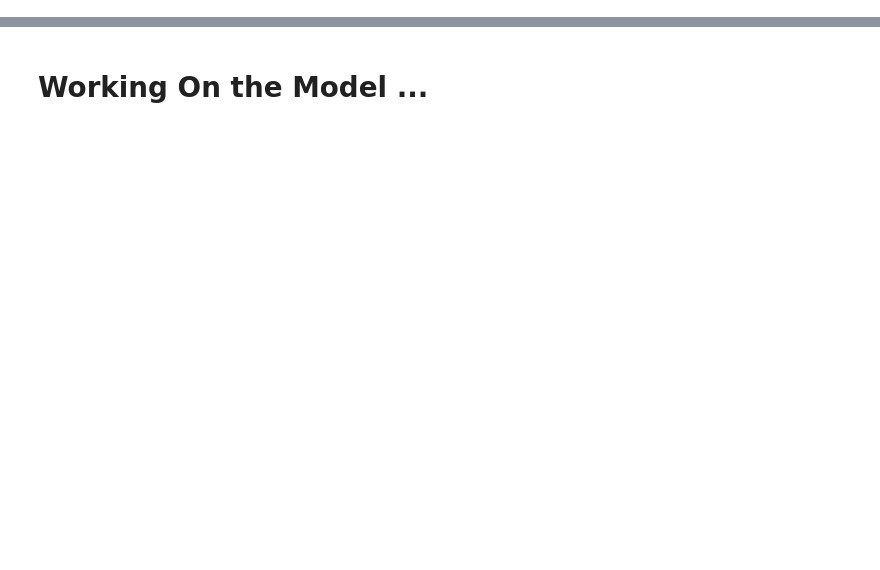
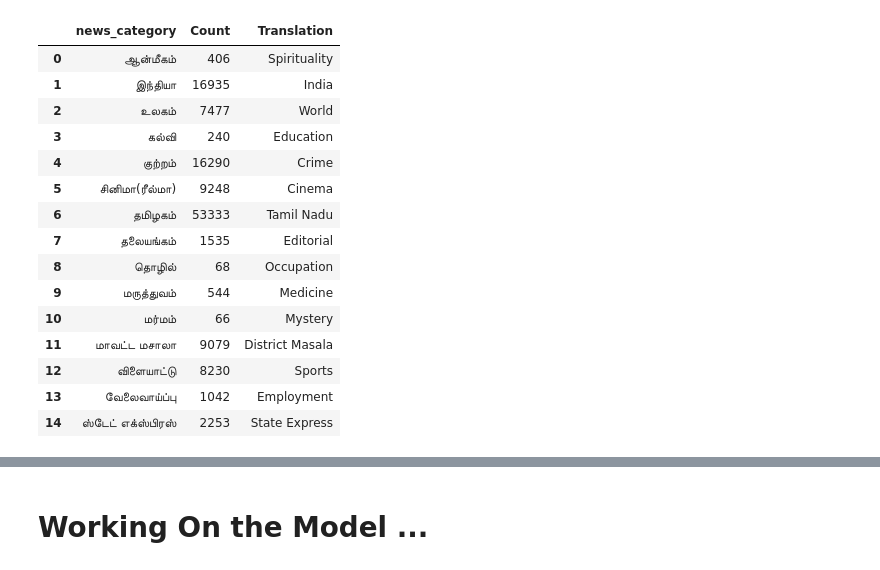
Before and after one commit to ojasiiitd/Tamil-Murasu-Categorization, a Jupyter notebook: Tamil-Articles.ipynb, the cells around one changed output, grey strips where cells are left out. Cells and saved outputs as stored; diff of their text form; code cells hidden in the pictures; blank space fills up the shorter version.

```diff
--- a/Tamil-Articles.ipynb
+++ b/Tamil-Articles.ipynb
@@ -19,0 +33,25 @@ loader.load()
+# %%
+import seaborn as sns
+import pandasql as ps
+
+categories_df = ps.sqldf("select news_category , count(news_category) as Count from df_tamil_eda group by news_category")
+categories_df['Translation'] = ['Spirituality' , 'India' , 'World' , 'Education' , 'Crime' , 'Cinema' , 'Tamil Nadu' , 'Editorial' , 'Occupation' ,
+                                'Medicine' , 'Mystery' , 'District Masala' , 'Sports' , 'Employment' , 'State Express']
+categories_df
+# %% [output]
+|  | news_category | Count | Translation |
+| 0 | ஆன்மீகம் | 406 | Spirituality |
+| 1 | இந்தியா | 16935 | India |
+| 2 | உலகம் | 7477 | World |
+| 3 | கல்வி | 240 | Education |
+| 4 | குற்றம் | 16290 | Crime |
+| 5 | சினிமா(ரீல்மா) | 9248 | Cinema |
+| 6 | தமிழகம் | 53333 | Tamil Nadu |
+| 7 | தலையங்கம் | 1535 | Editorial |
+| 8 | தொழில் | 68 | Occupation |
+| 9 | மருத்துவம் | 544 | Medicine |
+| 10 | மர்மம் | 66 | Mystery |
+| 11 | மாவட்ட மசாலா | 9079 | District Masala |
+| 12 | விளையாட்டு | 8230 | Sports |
+| 13 | வேலைவாய்ப்பு | 1042 | Employment |
+| 14 | ஸ்டேட் எக்ஸ்பிரஸ் | 2253 | State Express |
```
Also changed, not shown: parts of 14 cells of this notebook, 1 other file.
